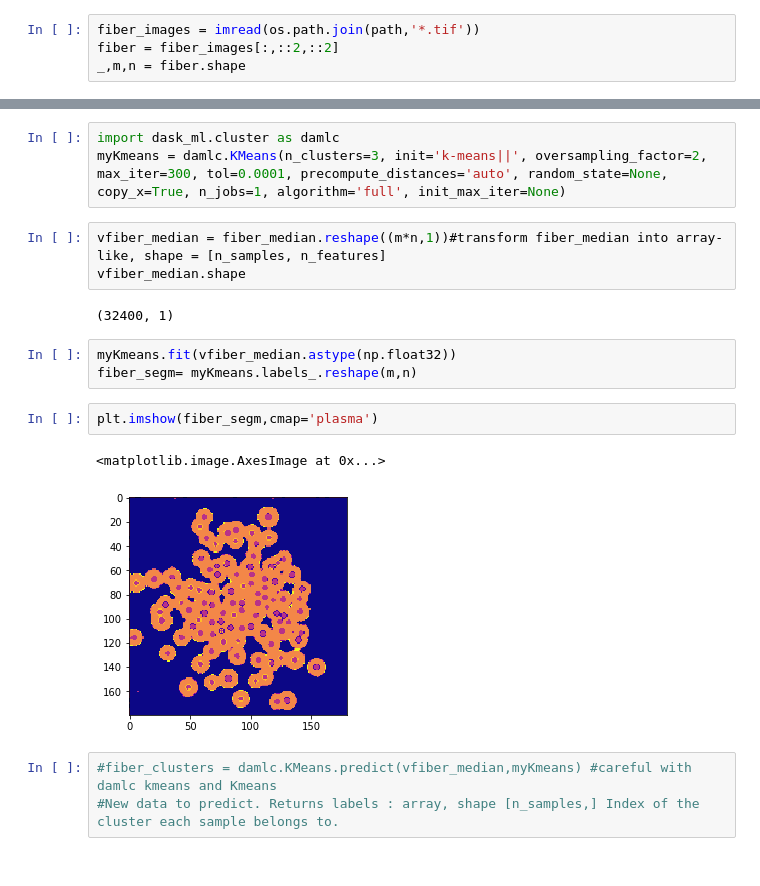
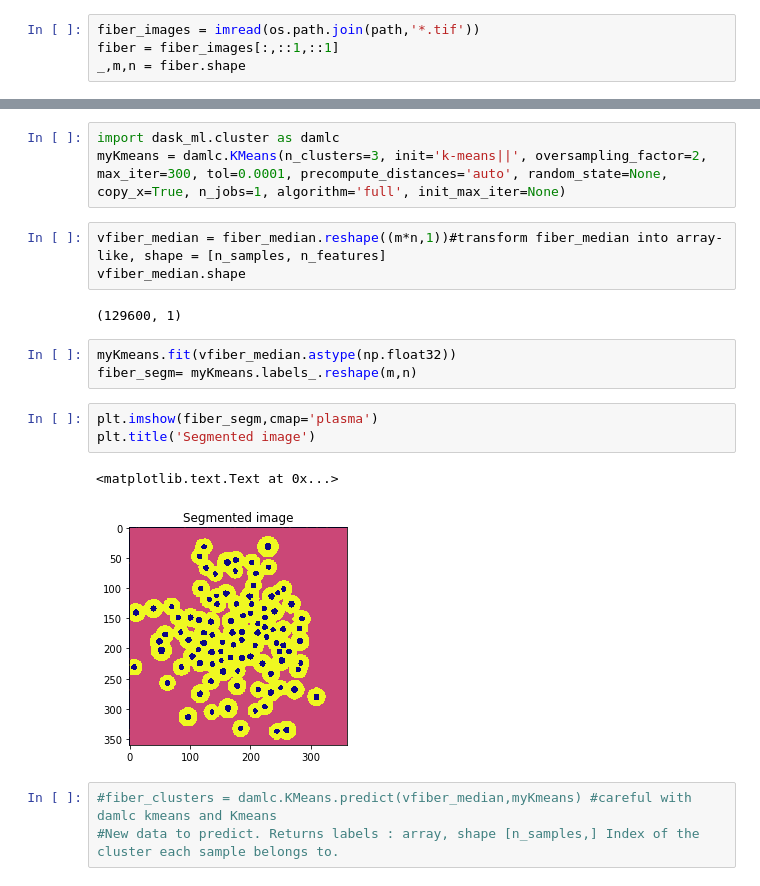
Before and after one commit to valentina-s/Dask_ImageXD_2018, a Jupyter notebook: fiberSegmentation.ipynb, the cells around one changed output, grey strips where cells are left out. Saved outputs shown, nothing was run; the diff lists cells and outputs as text.

```diff
--- a/fiberSegmentation.ipynb
+++ b/fiberSegmentation.ipynb
@@ -40,7 +40,7 @@ from dask.array.image import imread
 We can read a collection of images into a dask array.
 # %%
 fiber_images = imread(os.path.join(path,'*.tif'))
-fiber = fiber_images[:,::2,::2]
+fiber = fiber_images[:,::1,::1]
 _,m,n = fiber.shape
 # %% [markdown]
 Let's look at it:
@@ -76,15 +76,16 @@ myKmeans = damlc.KMeans(n_clusters=3, init='k-means||', oversampling_factor=2, m
 vfiber_median = fiber_median.reshape((m*n,1))#transform fiber_median into array-like, shape = [n_samples, n_features]
 vfiber_median.shape
 # %% [output]
-(32400, 1)
+(129600, 1)
 # %%
 myKmeans.fit(vfiber_median.astype(np.float32))
 fiber_segm= myKmeans.labels_.reshape(m,n)
 # %%
 plt.imshow(fiber_segm,cmap='plasma')
+plt.title('Segmented image')
 # %% [output]
-<matplotlib.image.AxesImage at 0x...>
+<matplotlib.text.Text at 0x...>
-[figure, old version]
+[figure, new version]
 # %%
 #fiber_clusters = damlc.KMeans.predict(vfiber_median,myKmeans) #careful with damlc kmeans and Kmeans
 #New data to predict. Returns labels : array, shape [n_samples,] Index of the cluster each sample belongs to.
```
Also changed, not shown: parts of 3 cells of this notebook, 4 other files.
